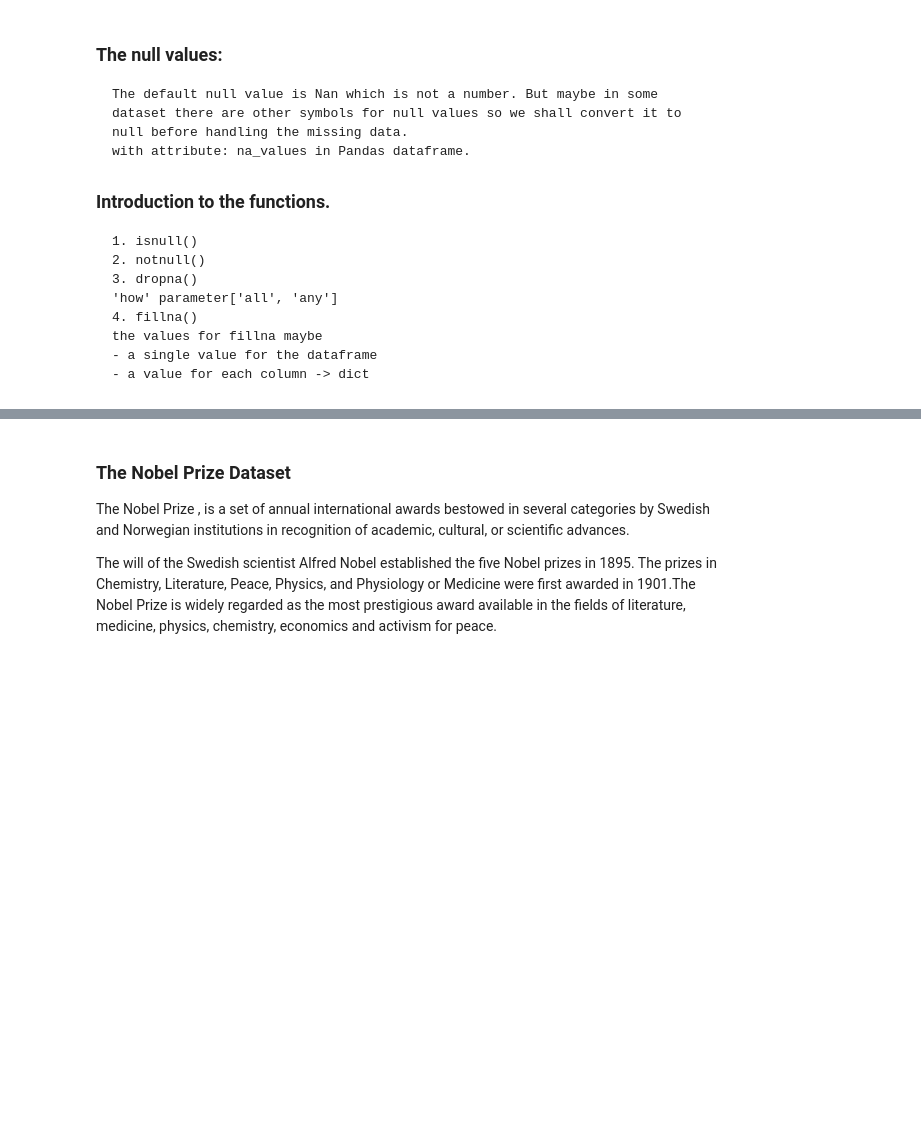
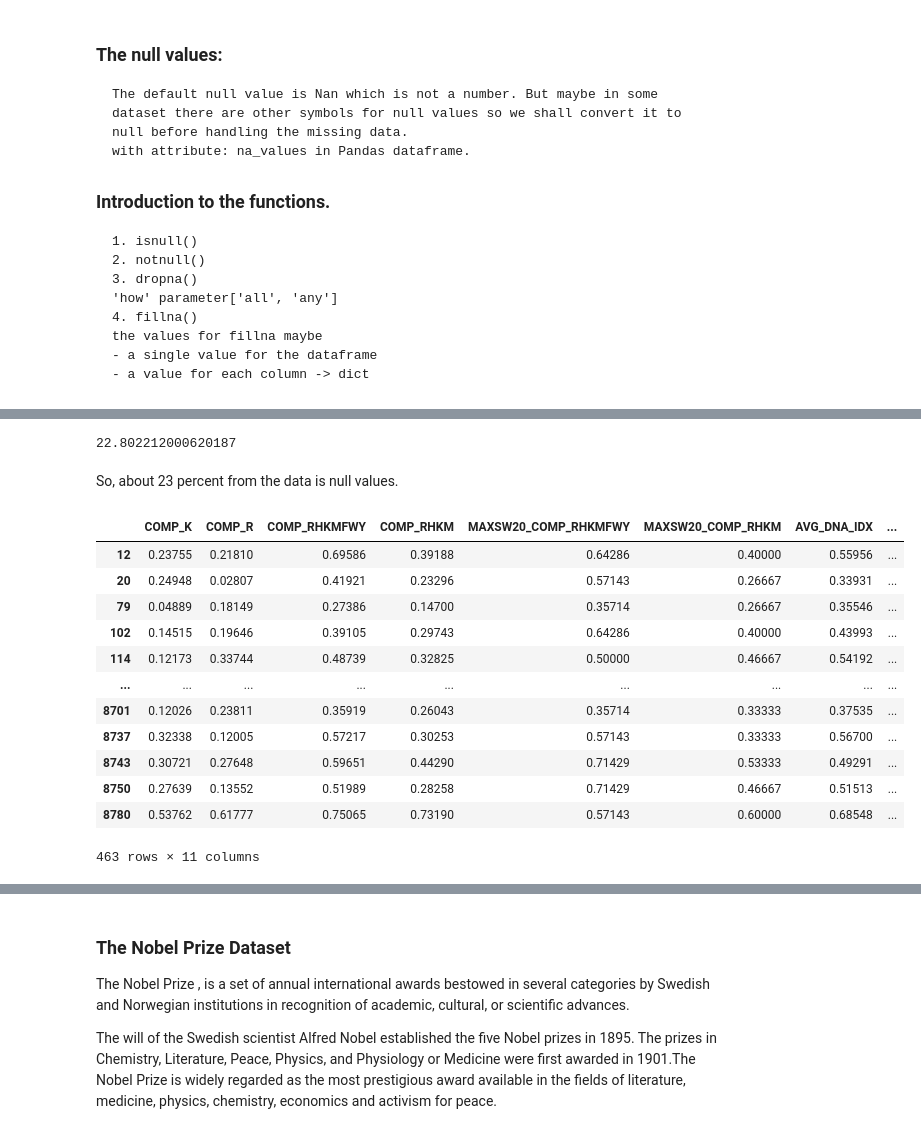
Before and after one commit to mohamed-ashry7/Data-Engineering-Lab, a Jupyter notebook: Lab5 - Data Cleaning/Lab5 - Data Cleaning.ipynb, the cells around one changed output, grey strips where cells are left out. Cells and saved outputs as stored; diff of their text form; code cells hidden in the pictures; blank space fills up the shorter version.

```diff
--- a/Lab5 - Data Cleaning/Lab5 - Data Cleaning.ipynb
+++ b/Lab5 - Data Cleaning/Lab5 - Data Cleaning.ipynb
@@ -31,0 +57,2 @@ df = pd.DataFra
+# %%
+missing_data25 = pd.read_csv(get_path('dataset_missing25.csv'),na_values=['?'])
@@ -31,0 +85,26 @@ df = pd.DataFra
+# %%
+# to see their percentage from the entire data.
+data_count = np.product(missing_data25.shape)
+(null_values.sum()/data_count)*100
+# %% [output]
+22.802212000620187
+# %% [markdown]
+So, about 23 percent from the data is null values.
+# %%
+# We can drop the null values, which will drop any row with a null value
+dropped_null_values = missing_data25.dropna()
+dropped_null_values
+# %% [output]
+|  | COMP_K | COMP_R | COMP_RHKMFWY | COMP_RHKM | MAXSW20_COMP_RHKMFWY | MAXSW20_COMP_RHKM | AVG_DNA_IDX | ... |
+| 12 | 0.23755 | 0.21810 | 0.69586 | 0.39188 | 0.64286 | 0.40000 | 0.55956 | ... |
+| 20 | 0.24948 | 0.02807 | 0.41921 | 0.23296 | 0.57143 | 0.26667 | 0.33931 | ... |
+| 79 | 0.04889 | 0.18149 | 0.27386 | 0.14700 | 0.35714 | 0.26667 | 0.35546 | ... |
+| 102 | 0.14515 | 0.19646 | 0.39105 | 0.29743 | 0.64286 | 0.40000 | 0.43993 | ... |
+| 114 | 0.12173 | 0.33744 | 0.48739 | 0.32825 | 0.50000 | 0.46667 | 0.54192 | ... |
+| ... | ... | ... | ... | ... | ... | ... | ... | ... |
+| 8701 | 0.12026 | 0.23811 | 0.35919 | 0.26043 | 0.35714 | 0.33333 | 0.37535 | ... |
+| 8737 | 0.32338 | 0.12005 | 0.57217 | 0.30253 | 0.57143 | 0.33333 | 0.56700 | ... |
+| 8743 | 0.30721 | 0.27648 | 0.59651 | 0.44290 | 0.71429 | 0.53333 | 0.49291 | ... |
+| 8750 | 0.27639 | 0.13552 | 0.51989 | 0.28258 | 0.71429 | 0.46667 | 0.51513 | ... |
+| 8780 | 0.53762 | 0.61777 | 0.75065 | 0.73190 | 0.57143 | 0.60000 | 0.68548 | ... |
+463 rows × 11 columns
```
Also changed, not shown: parts of 14 cells of this notebook, 1 other file.
